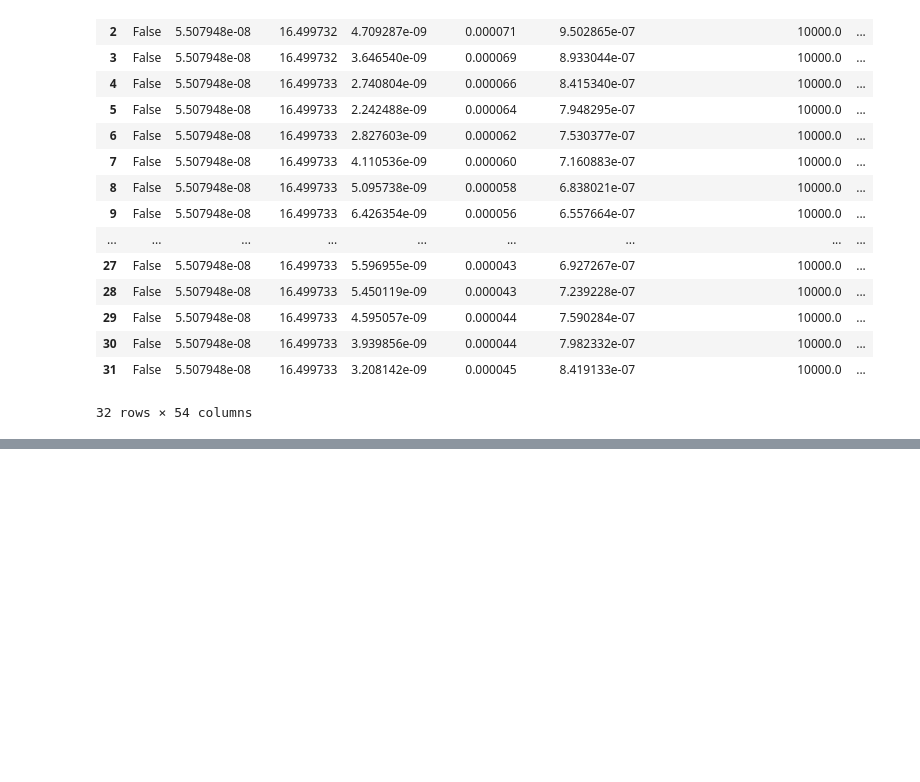
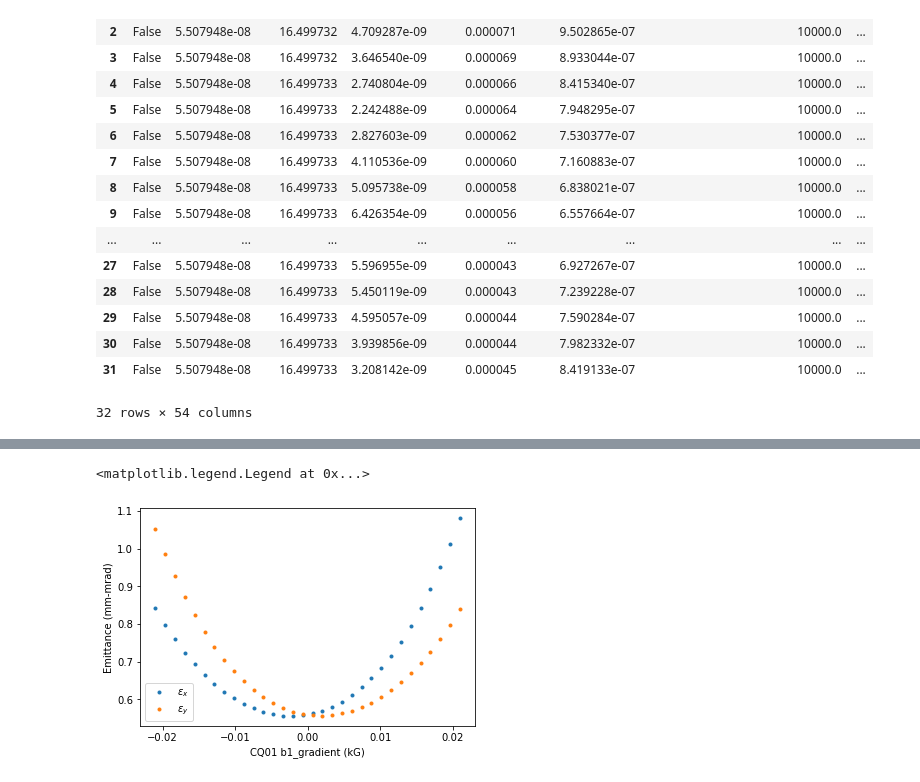
Before and after one commit to slaclab/lcls-cu-inj-surrogate, a Jupyter notebook: full/scans1d_with_load_example.ipynb, the cells around one changed output, grey strips where cells are left out. Drawn from its saved outputs; the diff is of its cells as text; code cells hidden in the pictures; blank space fills up the shorter version.

```diff
--- a/full/scans1d_with_load_example.ipynb
+++ b/full/scans1d_with_load_example.ipynb
@@ -365,0 +418,9 @@ pd.DataFrame(dat['outputs']) #all inputs
+# %%
+plt.plot(pd.DataFrame(dat1['inputs'])['CQ01:b1_gradient']/-0.476190476,pd.DataFrame(dat1['outputs'])['end_norm_emit_x']*10**6,'.')
+plt.plot(pd.DataFrame(dat1['inputs'])['CQ01:b1_gradient']/-0.476190476,pd.DataFrame(dat1['outputs'])['end_norm_emit_y']*10**6,'.')
+plt.xlabel('CQ01 b1_gradient (kG)')
+plt.ylabel('Emittance (mm-mrad)')
+plt.legend([r'$\epsilon_x$',r'$\epsilon_y$'])
+# %% [output]
+<matplotlib.legend.Legend at 0x...>
+[figure, added]
```
Also changed, not shown: parts of 10 cells of this notebook.
